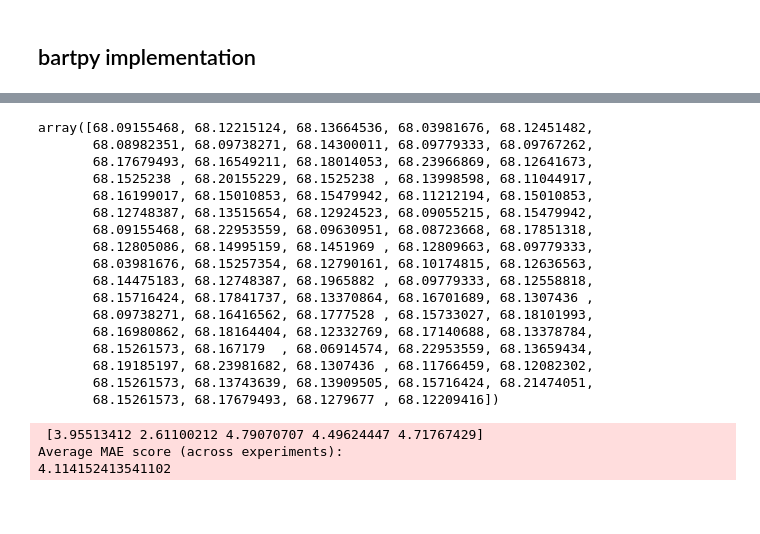
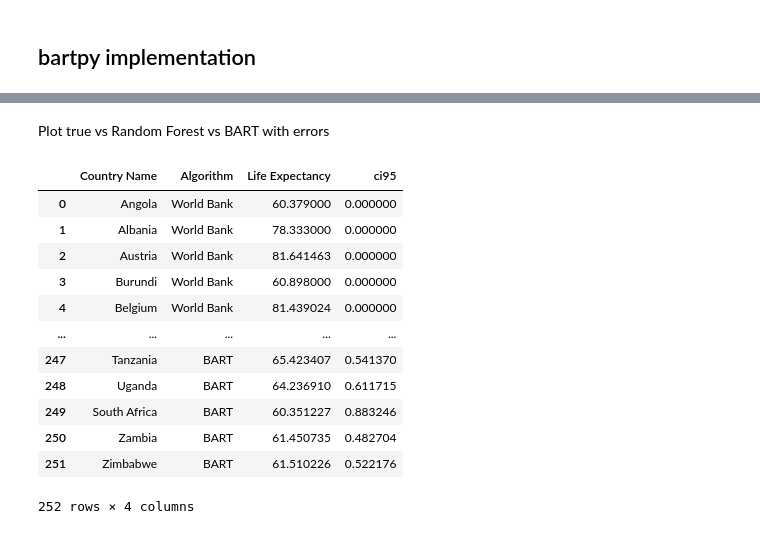
Before and after one commit to theorashid/inequality-experiments, a Jupyter notebook: BART/bart.ipynb, the cells around one changed output, grey strips where cells are left out. Saved outputs shown, nothing was run; the diff lists cells and outputs as text; code cells hidden in the pictures; blank space fills up the shorter version.

```diff
--- a/BART/bart.ipynb
+++ b/BART/bart.ipynb
@@ -264,32 +231,28 @@ array([0.17033517, 0.20093172, 0.21542585, 0.11859725, 0.20329531,
-# %%
-bart_pipeline["model"].data.y.unnormalize_y(np.std(bart_pipeline["model"]._prediction_samples, axis=0))
-# %% [output]
-array([68.09155468, 68.12215124, 68.13664536, 68.03981676, 68.12451482,
-       68.08982351, 68.09738271, 68.14300011, 68.09779333, 68.09767262,
-       68.17679493, 68.16549211, 68.18014053, 68.23966869, 68.12641673,
-       68.1525238 , 68.20155229, 68.1525238 , 68.13998598, 68.11044917,
-       68.16199017, 68.15010853, 68.15479942, 68.11212194, 68.15010853,
-       68.12748387, 68.13515654, 68.12924523, 68.09055215, 68.15479942,
-       68.09155468, 68.22953559, 68.09630951, 68.08723668, 68.17851318,
-       68.12805086, 68.14995159, 68.1451969 , 68.12809663, 68.09779333,
-       68.03981676, 68.15257354, 68.12790161, 68.10174815, 68.12636563,
-       68.14475183, 68.12748387, 68.1965882 , 68.09779333, 68.12558818,
-       68.15716424, 68.17841737, 68.13370864, 68.16701689, 68.1307436 ,
-       68.09738271, 68.16416562, 68.1777528 , 68.15733027, 68.18101993,
-       68.16980862, 68.18164404, 68.12332769, 68.17140688, 68.13378784,
-       68.15261573, 68.167179  , 68.06914574, 68.22953559, 68.13659434,
-       68.19185197, 68.23981682, 68.1307436 , 68.11766459, 68.12082302,
-       68.15261573, 68.13743639, 68.13909505, 68.15716424, 68.21474051,
-       68.15261573, 68.17679493, 68.1279677 , 68.12209416])
-# %%
-scores = -1 * cross_val_score(bart_pipeline, X, y,
-                              cv = 5,
-                              scoring = "neg_mean_absolute_error")
-
-print("MAE scores:\n", scores)
-print("Average MAE score (across experiments):")
-print(scores.mean())
-# %% [output]
- [3.95513412 2.61100212 4.79070707 4.49624447 4.71767429]
-Average MAE score (across experiments):
-4.114152413541102
+# %% [markdown]
+Plot true vs Random Forest vs BART with errors
+# %%
+# Reformat for plotting
+le_df = le_income_df[["Country Name", "Life Expectancy 2017", "Random Forest LE", "BART LE"]]
+le_df.rename(columns = {"Life Expectancy 2017":"World Bank", "Random Forest LE":"Random Forest", "BART LE":"BART"}, inplace=True)
+le_df = pd.melt(le_df, id_vars=["Country Name"], value_vars=["World Bank", "Random Forest", "BART"], var_name = "Algorithm", value_name = "Life Expectancy")
+
+error_df = le_income_df[["Country Name", "BART LE ci95"]]
+error_df.rename(columns = {"BART LE ci95":"BART"}, inplace=True)
+error_df["World Bank"], error_df["Random Forest"] = 0.0, 0.0
+error_df = pd.melt(error_df, id_vars=["Country Name"], value_vars=["World Bank", "Random Forest", "BART"], var_name = "Algorithm", value_name = "ci95")
+le_error_df = pd.merge(le_df, error_df)
+le_error_df
+# %% [output]
+|  | Country Name | Algorithm | Life Expectancy | ci95 |
+| 0 | Angola | World Bank | 60.379000 | 0.000000 |
+| 1 | Albania | World Bank | 78.333000 | 0.000000 |
+| 2 | Austria | World Bank | 81.641463 | 0.000000 |
+| 3 | Burundi | World Bank | 60.898000 | 0.000000 |
+| 4 | Belgium | World Bank | 81.439024 | 0.000000 |
+| ... | ... | ... | ... | ... |
+| 247 | Tanzania | BART | 65.423407 | 0.541370 |
+| 248 | Uganda | BART | 64.236910 | 0.611715 |
+| 249 | South Africa | BART | 60.351227 | 0.883246 |
+| 250 | Zambia | BART | 61.450735 | 0.482704 |
+| 251 | Zimbabwe | BART | 61.510226 | 0.522176 |
+252 rows × 4 columns
```
Also changed, not shown: parts of 32 cells of this notebook.
